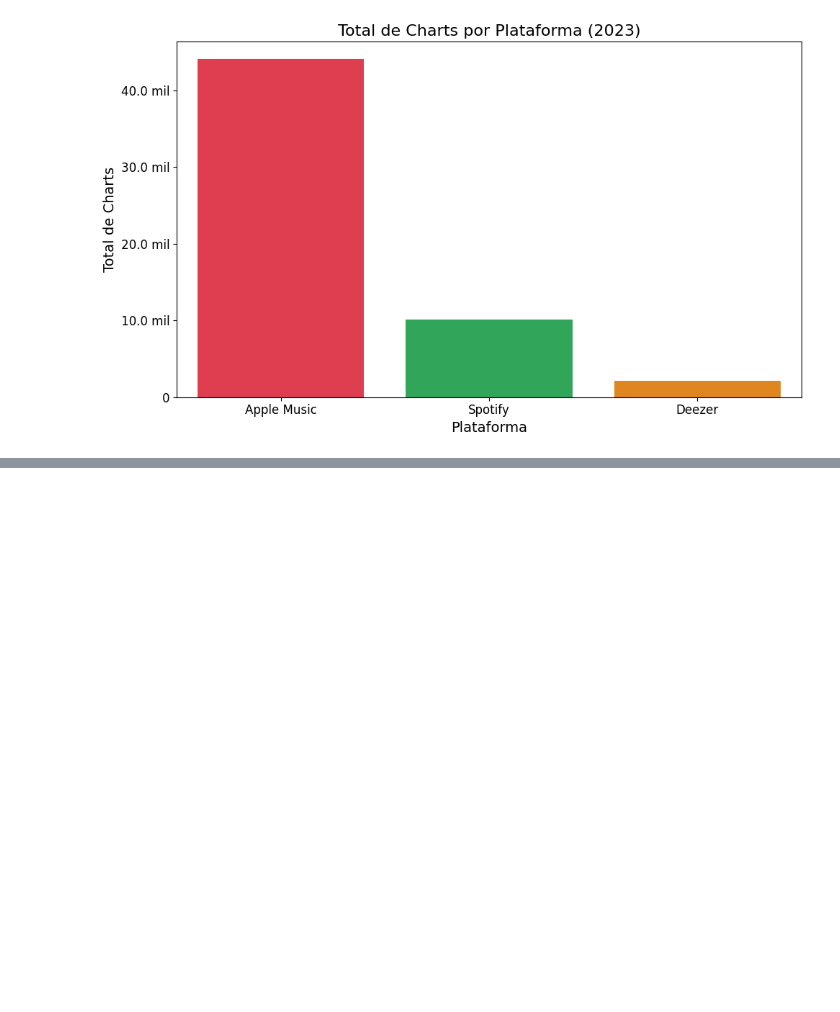
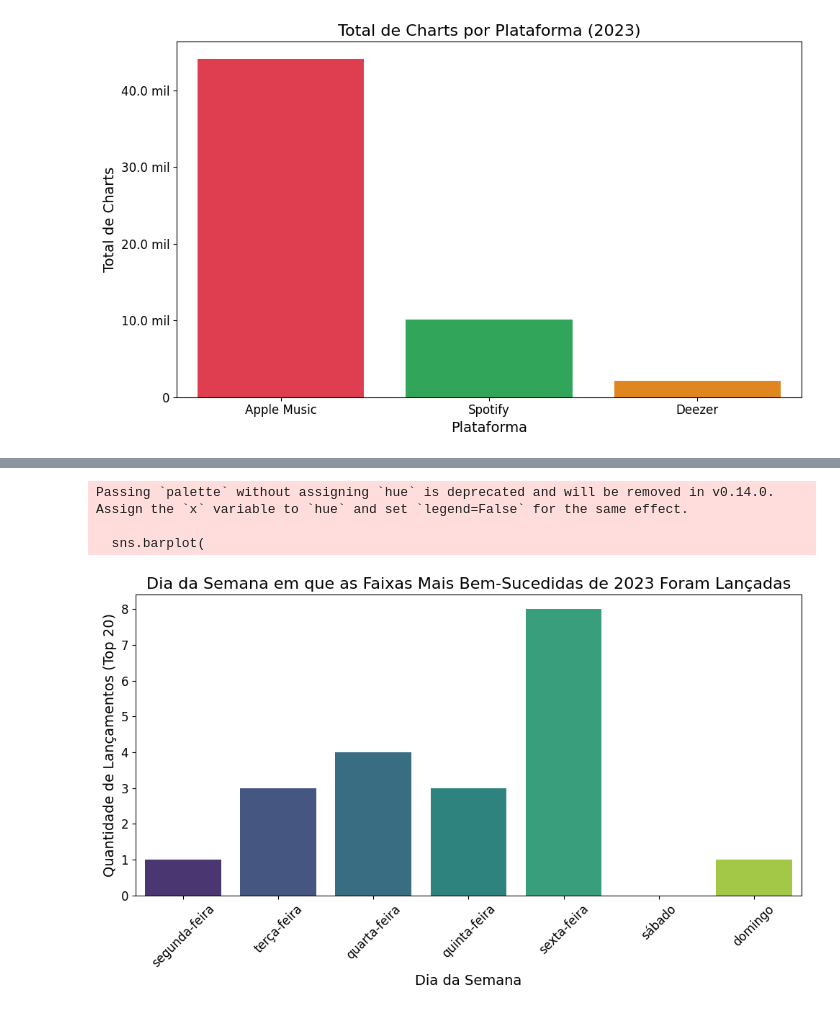
Before and after one commit to alyciandrade/CienciaDeDados, a Jupyter notebook: notebooks/charts-spotify.ipynb, the cells around one changed output, grey strips where cells are left out. Drawn from its saved outputs; the diff is of its cells as text; code cells hidden in the pictures; blank space fills up the shorter version.

Commit message:
Organização do Notbook, criação dos questionamentos e suas respectivas visualizações

```diff
--- a/notebooks/charts-spotify.ipynb
+++ b/notebooks/charts-spotify.ipynb
@@ -379,0 +406,45 @@ plt.show()
+# %%
+# Selecionar TOP 20 músicas mais bem-sucedidas (maior número de streams)
+top_songs = df.nlargest(20, 'streams').copy()
+
+# Criar coluna com o nome do dia da semana (em inglês)
+top_songs['dia_semana'] = top_songs['released_date'].dt.day_name()
+
+# Mapeamento inglês → português
+mapping = {
+    'Monday': 'segunda-feira',
+    'Tuesday': 'terça-feira',
+    'Wednesday': 'quarta-feira',
+    'Thursday': 'quinta-feira',
+    'Friday': 'sexta-feira',
+    'Saturday': 'sábado',
+    'Sunday': 'domingo'
+}
+
+top_songs['dia_semana'] = top_songs['dia_semana'].map(mapping)
+
+# Ordem correta dos dias da semana
+ordem = ['segunda-feira', 'terça-feira', 'quarta-feira', 'quinta-feira', 'sexta-feira', 'sábado', 'domingo']
+
+contagem_dias = top_songs['dia_semana'].value_counts().reindex(ordem)
+
+plt.figure(figsize=(10,6))
+sns.barplot(
+    x=contagem_dias.index,
+    y=contagem_dias.values,
+    palette='viridis'
+)
+
+plt.title('Dia da Semana em que as Faixas Mais Bem-Sucedidas de 2023 Foram Lançadas', fontsize=16)
+plt.xlabel('Dia da Semana', fontsize=14)
+plt.ylabel('Quantidade de Lançamentos (Top 20)', fontsize=14)
+plt.xticks(rotation=45, fontsize=12)
+plt.yticks(fontsize=12)
+
+plt.tight_layout()
+plt.show()
+# %% [output]
+Passing `palette` without assigning `hue` is deprecated and will be removed in v0.14.0. Assign the `x` variable to `hue` and set `legend=False` for the same effect.
+
+  sns.barplot(
+[figure, added]
```
Also changed, not shown: parts of 13 cells of this notebook.
